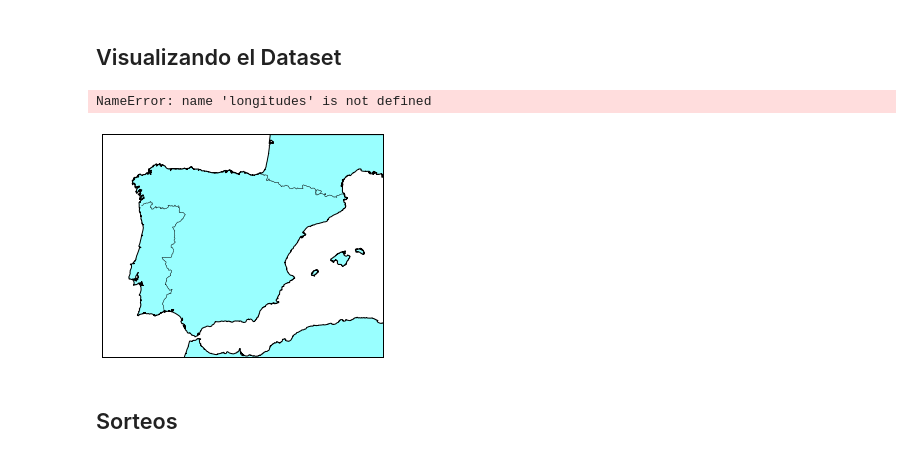
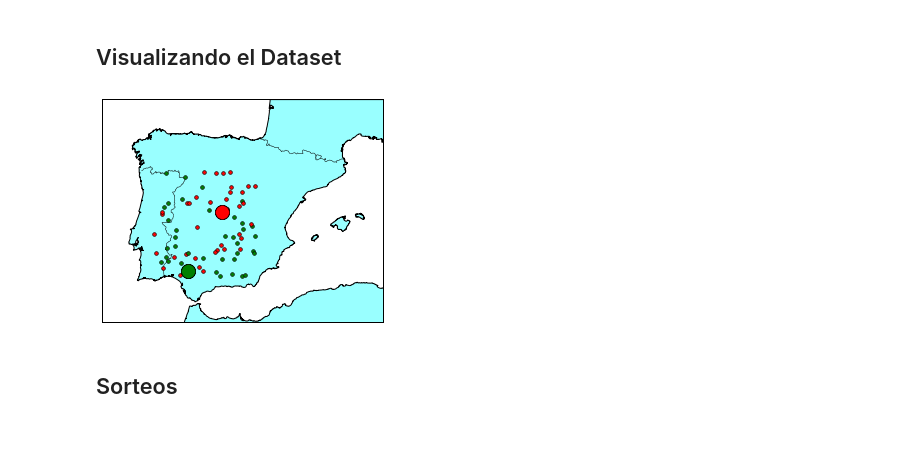
Before and after one commit to elhackaton/Equipo11, a Jupyter notebook: A4A_Python/Hackaton.ipynb, the cells around one changed output. Drawn from its saved outputs; the diff is of its cells as text; code cells hidden in the pictures.

Commit message:
mejorada la visualizacion de datos y la generacion de los mismos

```diff
--- a/A4A_Python/Hackaton.ipynb
+++ b/A4A_Python/Hackaton.ipynb
@@ -54,9 +54,6 @@ Se supone además que un mismo usuario puede mandar muchos votos, incluso del mi
 Aunque la mayoría de los 150 votos sean aleatorios, se generarán algunos votos con coordenadas fijas correspondientes a dos ciudades, Sevilla y Madrid. Con mayoria de votos positivos en Sevilla y mayoria de negativos en Madrid.
 
 En la siguiente serie temporal se cambiará esta tendencia y se intentará que el sistema detecte este cambio
-# %%
-# Variables globales del Dateset
-SAMPLE_SIZE = 150
 # %%
 import random
 from datetime import datetime
@@ -119,14 +116,19 @@ print datos['coordenadas'][100:120]
 # %% [markdown]
 ## Pasando los datos a Pandas
 # %%
-df = pd.DataFrame(datos)
+df1 = pd.DataFrame(datosAnno1)
 
 #Guardo los datos en un csv
-df.to_csv('votaciones.csv')
+df1.to_csv('votaciones.csv')
 
-agrupados_por_coords = df['voto'].groupby(df['coordenadas'])
+agrupados_por_coords = df1['voto'].groupby(df1['coordenadas'])
 coords_iguales = agrupados_por_coords.sum()
 
+print df['coordenadas'].values[:5]
+print ""
+print df['voto'].values[:5]
+print type(list(df['voto'].values))
+print type(df['coordenadas'].values)
 print coords_iguales[coords_iguales == coords_iguales[coords_iguales > 1].max()].index
 print coords_iguales[coords_iguales > 1].index
 print coords_iguales[coords_iguales > 1][0]
@@ -141,42 +152,41 @@ array([(-5.982, 37.382)], dtype=object)
 # %% [markdown]
 ## Visualizando el Dataset
 # %%
-# make sure the value of resolution is a lowercase L,
-#  for 'low', not a numeral 1
-map = Basemap(projection='merc', lat_0=40, lon_0=-4,
-    resolution = 'h', area_thresh = 200,
-    llcrnrlon=-11, llcrnrlat=35,
-    urcrnrlon=5.5, urcrnrlat=45)
+def mostrarDatosEnMapa(df):
+    # make sure the value of resolution is a lowercase L,
+    #  for 'low', not a numeral 1
+    map = Basemap(projection='merc', lat_0=40, lon_0=-4,
+        resolution = 'h', area_thresh = 200,
+        llcrnrlon=-11, llcrnrlat=35,
+        urcrnrlon=5.5, urcrnrlat=45)
 
-map.drawcoastlines()
-map.drawcountries()
-map.fillcontinents(color='#99ffff')
-map.drawmapboundary()
+    map.drawcoastlines()
+    map.drawcountries()
+    map.fillcontinents(color='#99ffff')
+    map.drawmapboundary()
 
+    # zip is its own inverse! Provided you use the special * operator.
+    longitudes, latitudes = zip(*list(df['coordenadas'].values))
 
-#Marcando puntos
-msize = 4
-aumentador = 1
-for lon, lat, voto in zip(longitudes, latitudes, votaciones):
-    x,y= map(lon, lat)
-    if (lon,lat) in coords_iguales[coords_iguales > 1].index:
-        aumentador = 1 + 20*coords_iguales[(lon,lat)] / SAMPLE_SIZE
-    if voto == 1:
-        map.plot(x, y, 'go', markersize=msize*aumentador)
-    elif voto == -1:
-        map.plot(x, y, 'ro', markersize=msize*aumentador)
-    else:
-        map.plot(x, y, 'ko', markersize=msize)
+    #Marcando puntos
+    msize = 4
+    aumentador = 1
+    for lon, lat, voto in zip(longitudes,latitudes, list(df['voto'].values)):
+        x,y= map(lon, lat)
+        if (lon,lat) in coords_iguales[coords_iguales > 1].index:
+            aumentador = 1 + 20*coords_iguales[(lon,lat)] / SAMPLE_SIZE
+        if voto == 1:
+            map.plot(x, y, 'go', markersize=msize*aumentador)
+        elif voto == -1:
+            map.plot(x, y, 'ro', markersize=msize*aumentador)
+        else:
+            map.plot(x, y, 'ko', markersize=msize)
 
+    plt.show()
 
-#labels = ['Primer premio', 'Segundo premio', 'Tercer Premio']
-#for  xpt, ypt ,voto in zip( x, y,votaciones,):
-#    plt.text(xpt+15000, ypt+5000, str(voto))
-#print apariciones
-plt.show()
+mostrarDatosEnMapa(df1)
 # %% [output]
-NameError: name 'longitudes' is not defined
-[figure, old version]
+[figure, new version]
 # %% [markdown]
 ## Sorteos
 # %%
```
Also changed, not shown: parts of 8 cells of this notebook, 1 other file.
